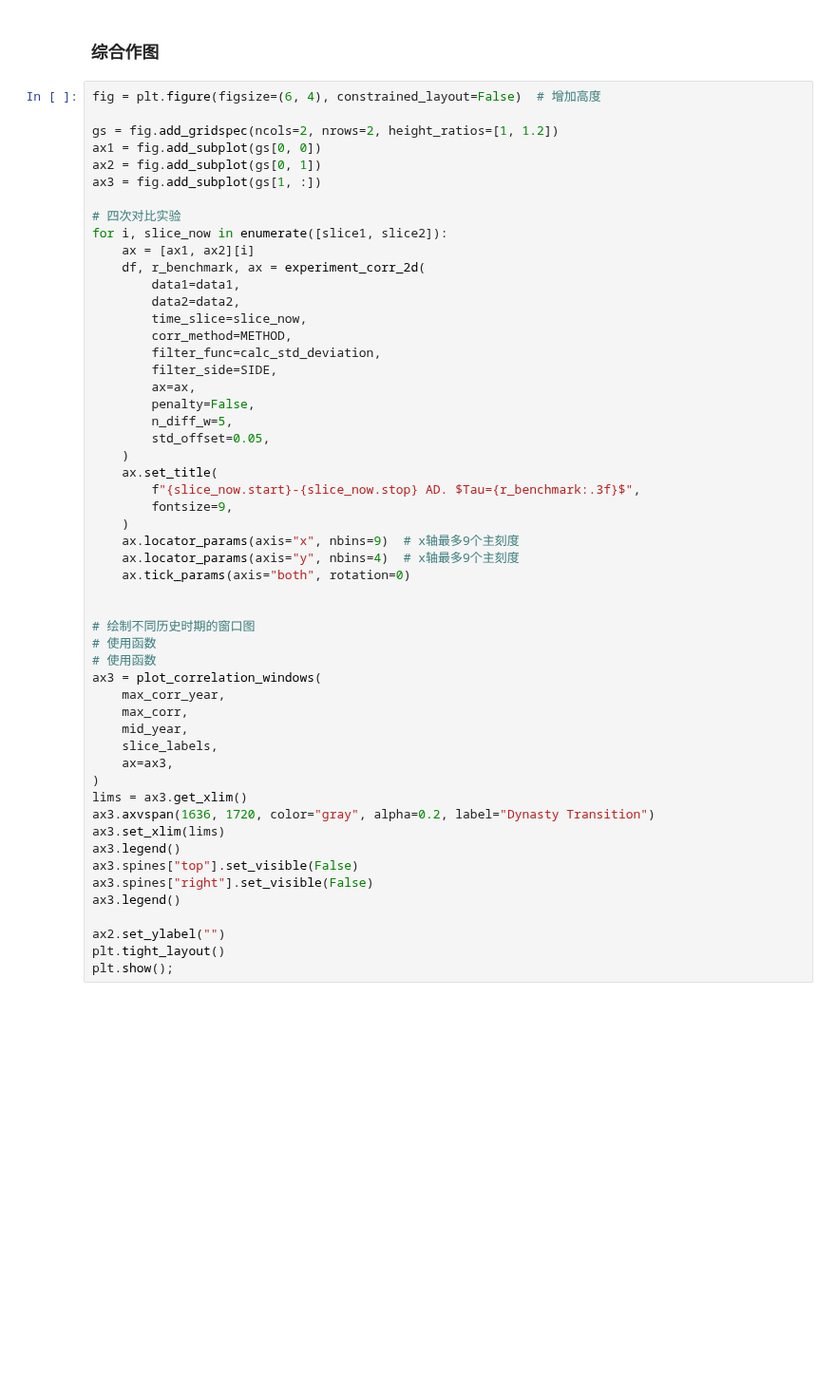
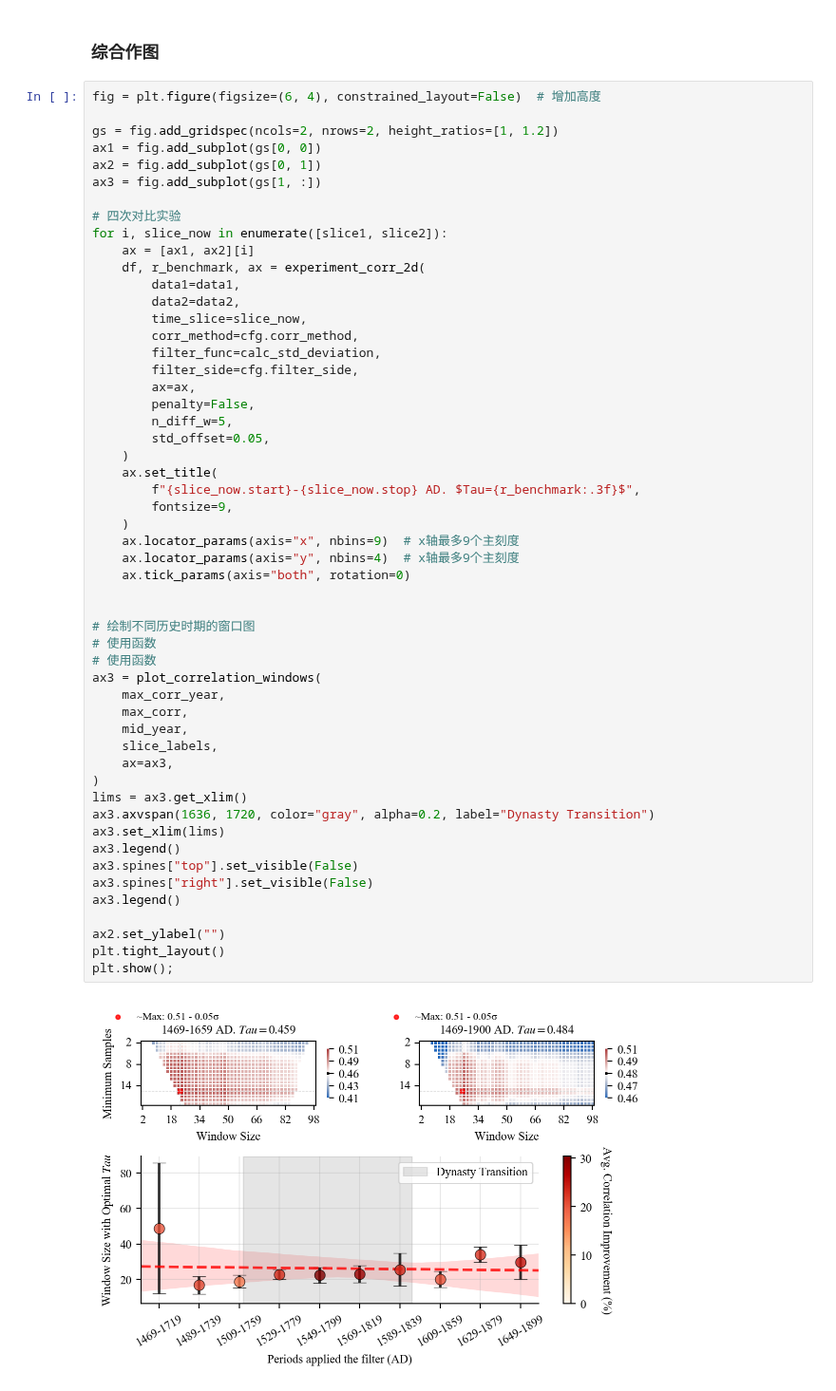
Before and after one commit to SongshGeo/shifting_baseline, a Jupyter notebook: reports/history.ipynb, the cells around one changed output. Shown at 95% size. Cells and saved outputs as stored; diff of their text form; blank space fills up the shorter version.

```diff
--- a/reports/history.ipynb
+++ b/reports/history.ipynb
@@ -241,9 +169,9 @@ for i, slice_now in enumerate([slice1, slice2]):
         data1=data1,
         data2=data2,
         time_slice=slice_now,
-        corr_method=METHOD,
+        corr_method=cfg.corr_method,
         filter_func=calc_std_deviation,
-        filter_side=SIDE,
+        filter_side=cfg.filter_side,
         ax=ax,
         penalty=False,
         n_diff_w=5,
@@ -252,30 +180,32 @@ for i, slice_now in enumerate([slice1, slice2]):
     ax.set_title(
         f"{slice_now.start}-{slice_now.stop} AD. $Tau={r_benchmark:.3f}$",
         fontsize=9,
     )
     ax.locator_params(axis="x", nbins=9)  # x轴最多9个主刻度
     ax.locator_params(axis="y", nbins=4)  # x轴最多9个主刻度
     ax.tick_params(axis="both", rotation=0)
 
 
 # 绘制不同历史时期的窗口图
 # 使用函数
 # 使用函数
 ax3 = plot_correlation_windows(
     max_corr_year,
     max_corr,
     mid_year,
     slice_labels,
     ax=ax3,
 )
 lims = ax3.get_xlim()
 ax3.axvspan(1636, 1720, color="gray", alpha=0.2, label="Dynasty Transition")
 ax3.set_xlim(lims)
 ax3.legend()
 ax3.spines["top"].set_visible(False)
 ax3.spines["right"].set_visible(False)
 ax3.legend()
 
 ax2.set_ylabel("")
 plt.tight_layout()
 plt.show();
+# %% [output]
+[figure, added]
```
Also changed, not shown: parts of 10 cells of this notebook, 7 other files.
